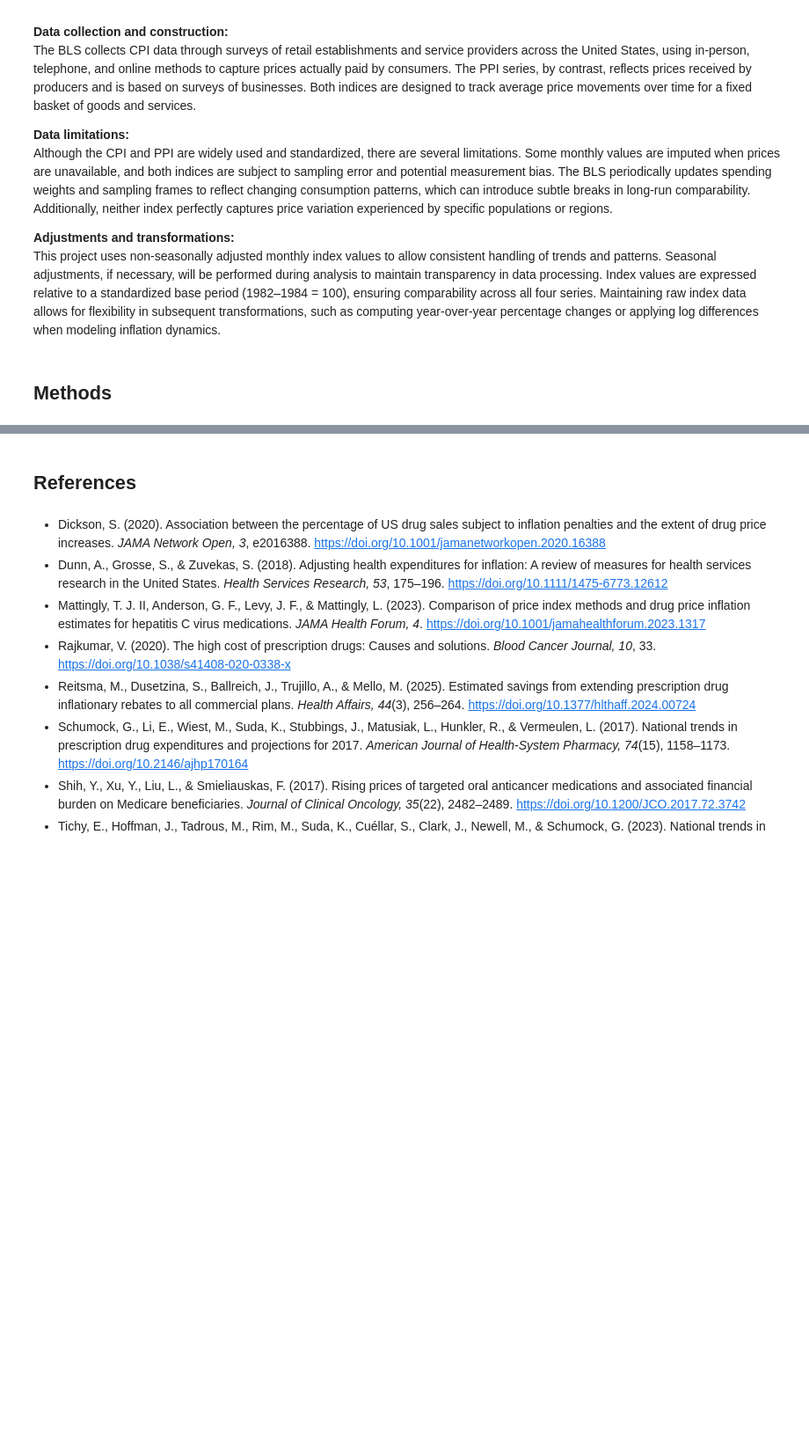
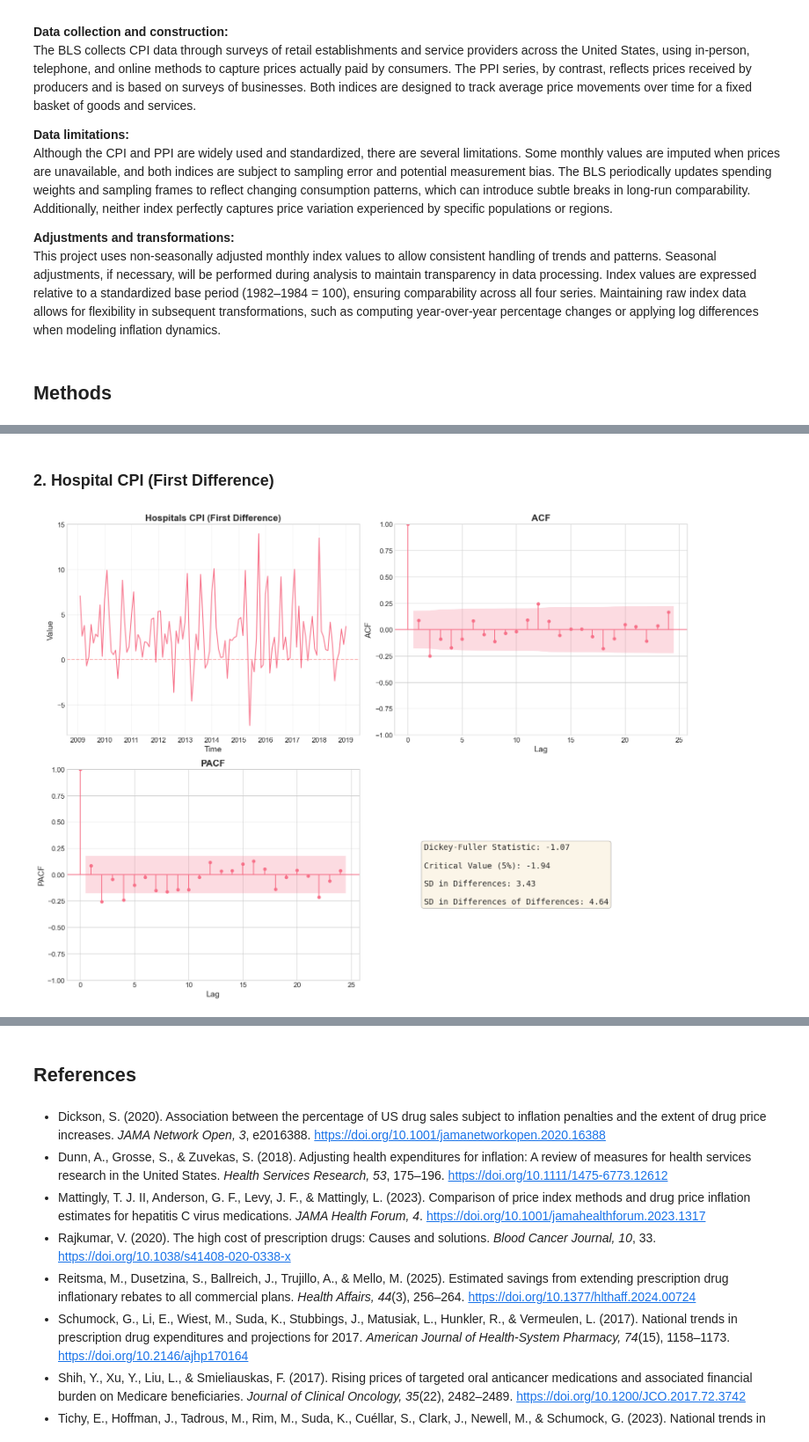
Before and after one commit to tayorg45/PUBH-6899, a Jupyter notebook: PUBH6899_Final_Project.ipynb, the cells around one changed output, grey strips where cells are left out. Shown at 88% size. Cells and saved outputs as stored; diff of their text form; code cells hidden in the pictures; blank space fills up the shorter version.

```diff
--- a/PUBH6899_Final_Project.ipynb
+++ b/PUBH6899_Final_Project.ipynb
@@ -88,0 +624,78 @@ The goal of this methods section is to perform a rigorous, stepwise exploratory
+# %% [markdown]
+### 2. Hospital CPI (First Difference)
+# %%
+## One Difference - Hospital CPI Analysis
+
+# Calculate first difference
+hospital_diff = hospital_ts.diff().dropna()
+
+# Create figure with subplots (2x2 grid)
+fig = plt.figure(figsize=(16, 12))
+
+# 1. Time Series Plot of First Difference
+ax1 = plt.subplot(2, 2, 1)
+ax1.plot(hospital_diff.index, hospital_diff.values, linewidth=1.5)
+ax1.set_title('Hospitals CPI (First Difference)', fontsize=16, fontweight='bold')
+ax1.set_xlabel('Time', fontsize=14)
+ax1.set_ylabel('Value', fontsize=14)
+ax1.tick_params(labelsize=12)
+ax1.grid(True, alpha=0.3)
+ax1.axhline(y=0, color='r', linestyle='--', alpha=0.3)
+
+# 2. ACF Plot of First Difference
+ax2 = plt.subplot(2, 2, 2)
+plot_acf(hospital_diff, lags=24, ax=ax2, alpha=0.05)
+ax2.set_title('ACF', fontsize=16, fontweight='bold')
+ax2.set_xlabel('Lag', fontsize=14)
+ax2.set_ylabel('ACF', fontsize=14)
+ax2.tick_params(labelsize=12)
+
+# 3. PACF Plot of First Difference
+ax3 = plt.subplot(2, 2, 3)
+plot_pacf(hospital_diff, lags=24, ax=ax3, alpha=0.05, method='ywm')
+ax3.set_title('PACF', fontsize=16, fontweight='bold')
+ax3.set_xlabel('Lag', fontsize=14)
+ax3.set_ylabel('PACF', fontsize=14)
+ax3.tick_params(labelsize=12)
+
+# 4. Dickey-Fuller Statistics Panel
+ax4 = plt.subplot(2, 2, 4)
+ax4.axis('off')
+
+# Perform Augmented Dickey-Fuller test on first difference
+adf_result = adfuller(hospital_diff, regression='n')
+adf_statistic = adf_result[0]
+adf_critical_5pct = adf_result[4]['5%']
+
+# Calculate standard deviations
+sd_differences = np.std(hospital_diff)
+sd_diff_of_diff = np.std(np.diff(hospital_diff))
+
+# Create text annotations
+stats_text = f"""Dickey-Fuller Statistic: {adf_statistic:.2f}
+
+Critical Value (5%): {adf_critical_5pct:.2f}
+
+SD in Differences: {sd_differences:.2f}
+
+SD in Differences of Differences: {sd_diff_of_diff:.2f}"""
+
+ax4.text(0.1, 0.5, stats_text, fontsize=14,
+         verticalalignment='center',
+         family='monospace',
+         bbox=dict(boxstyle='round', facecolor='wheat', alpha=0.3))
+
+plt.tight_layout()
+plt.show()
+
+# Print ADF test results
+print("\n=== Augmented Dickey-Fuller Test Results (Hospital CPI - First Difference) ===")
+print(f"ADF Statistic: {adf_statistic:.4f}")
+print(f"P-value: {adf_result[1]:.4f}")
+print(f"Critical Values:")
+for key, value in adf_result[4].items():
+    print(f"   {key}: {value:.4f}")
+print(f"\nSD in Differences: {sd_differences:.2f}")
+print(f"SD in Differences of Differences: {sd_diff_of_diff:.2f}")
+# %% [output]
+[figure, added]
```
Also changed, not shown: parts of 27 cells of this notebook.
